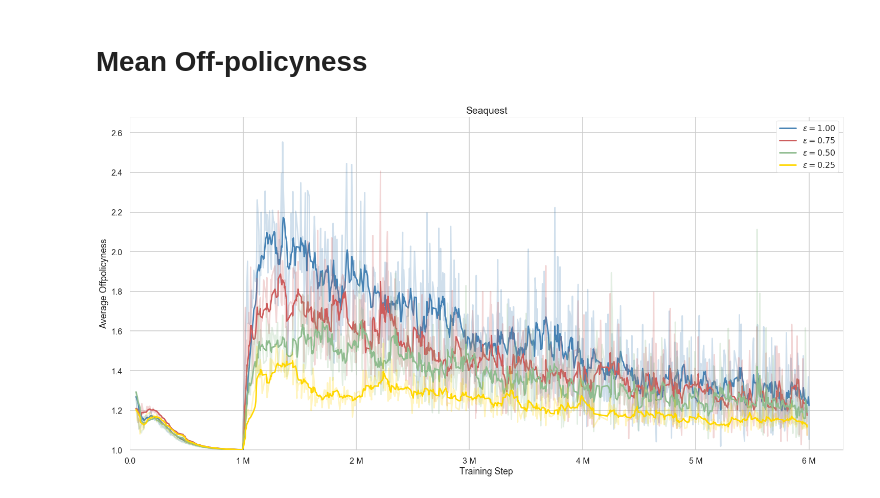
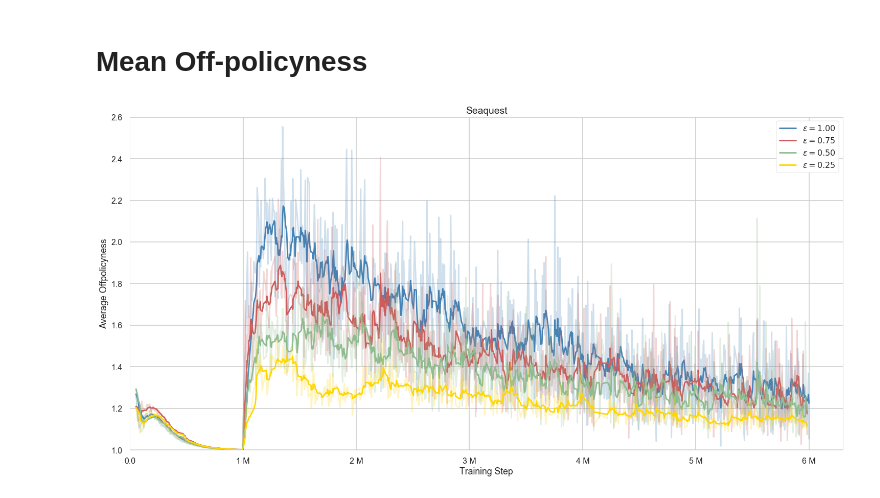
Before and after one commit to gbg141/dopamine, a Jupyter notebook: notebooks/Evaluation Plots.ipynb, the cells around one changed output. Cells and saved outputs as stored; diff of their text form; code cells hidden in the pictures.

```diff
--- a/notebooks/Evaluation Plots.ipynb
+++ b/notebooks/Evaluation Plots.ipynb
@@ -118,7 +118,7 @@ def plot_results(base_dir, plot_type, num_iterations, game, approaches,
     plt.title(game)
     plt.xlabel(title_x_axis)
     plt.ylabel(title_y_axis)
-    fig_dir = './../Theory/Master Thesis/images/'+ plot_type + game
+    fig_dir = './../../Documents/Master Thesis/images/'+ plot_type + game
     if len(approaches) == 1:
         fig_dir = fig_dir + approach
     plt.savefig(fig_dir+'.pdf', bbox_inches='tight')
@@ -211,24 +211,24 @@ plot_results(base_dir, plot_type, num_iterations, game, approaches, legends, col
 # %%
 base_dir = './CSVs/'
 plot_type = 'MeanOffpolicyness'
 num_iterations = 101
 game = 'Seaquest'
 approaches = ['LogEpsilon1', 'LogEpsilon75', 'LogEpsilon50', 'LogEpsilon25']
 legends = [r'$\epsilon = 1.00$', r'$\epsilon = 0.75$', r'$\epsilon = 0.50$', r'$\epsilon = 0.25$']
 colors = ['steelblue', 'indianred', 'darkseagreen', 'gold']
 DCOP = None
 uncorrected = None
 alpha_y = 0.25
 alpha_y_smoothed = 1.0
 lim_x = (0,1.05)
-lim_y = (1,1.05)
+lim_y = (1,1.019)
 size_x = 25
 size_y = 12
 smooth_weight = 0.8
 training_steps = 6000000
 loc_legend = 'upper right'
 
 plot_results(base_dir, plot_type,num_iterations, game, approaches, legends, colors, DCOP, uncorrected, alpha_y, alpha_y_smoothed, lim_x, lim_y, size_x, size_y,
              smooth_weight=smooth_weight,training_steps=training_steps, loc_legend = loc_legend)
 # %% [output]
-[figure, old version]
+[figure, new version]
```
